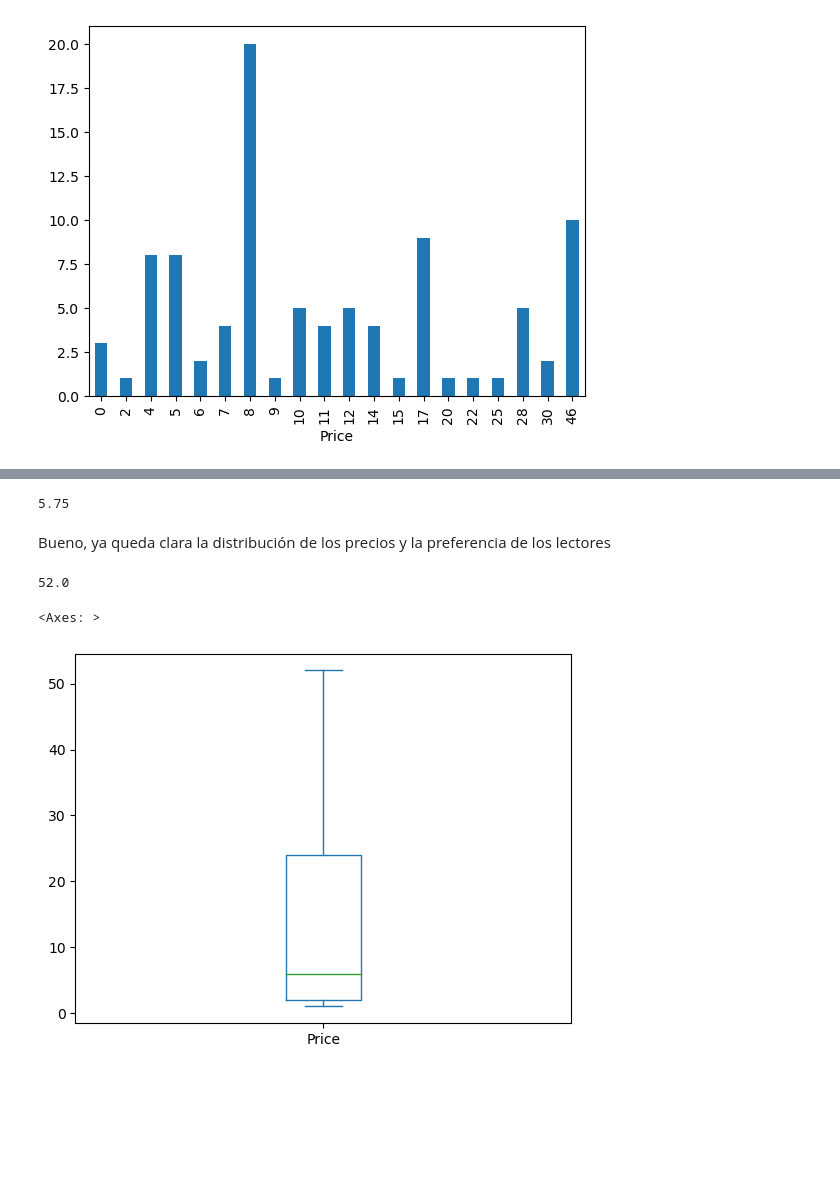
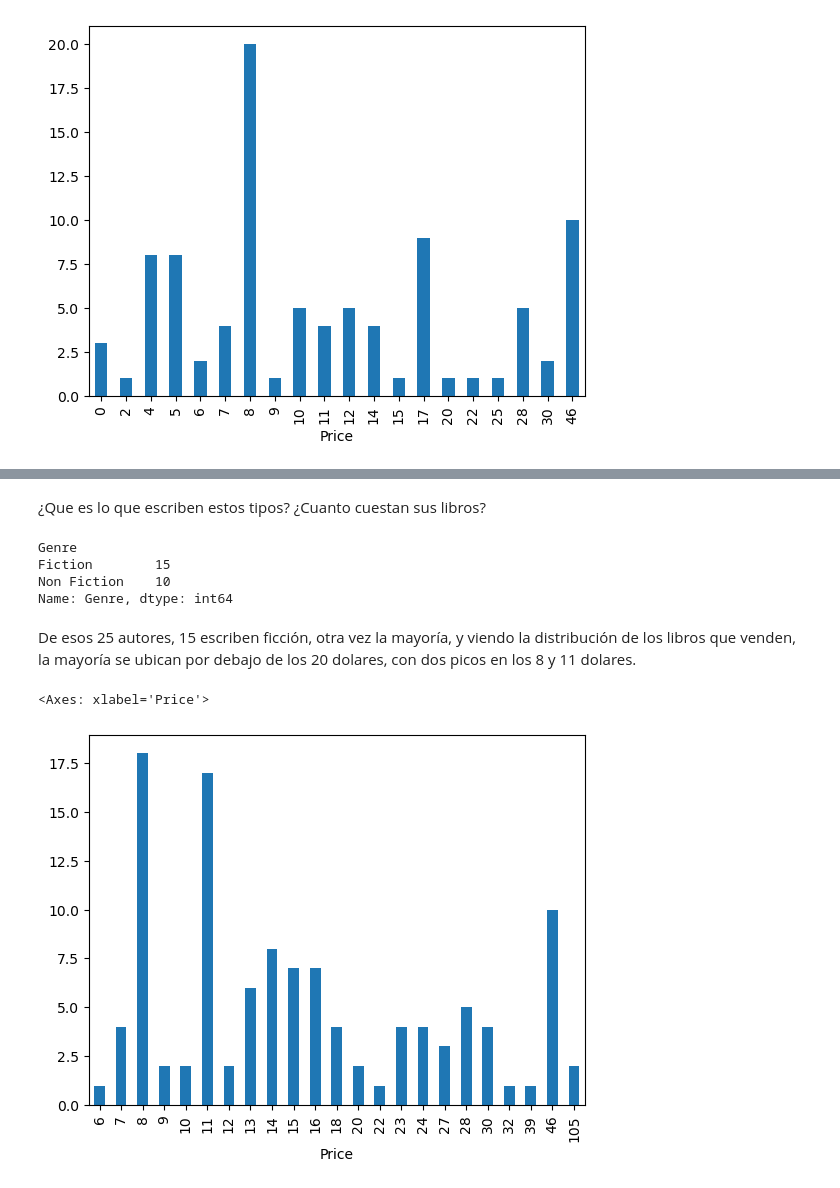
Before and after one commit to laverde-c/Best-Sellers, a Jupyter notebook: Best_sellers.ipynb, the cells around one changed output, grey strips where cells are left out. Cells and saved outputs as stored; diff of their text form; code cells hidden in the pictures; blank space fills up the shorter version.

```diff
--- a/Best_sellers.ipynb
+++ b/Best_sellers.ipynb
@@ -181,18 +214,20 @@ price_b10.plot(kind='box', x='Price', y='price')
-# %%
-np.percentile(price_b10,75)
-# %% [output]
-5.75
-# %% [markdown]
-Bueno, ya queda clara la distribución de los precios y la preferencia de los lectores
-# %%
-price.mean() #13.75
-price.median() # 6
-price.std()
-np.percentile(price,100)
-# %% [output]
-52.0
-# %%
-price.plot(kind='box', x='Price', y='price')
-# %% [output]
-<Axes: >
-[figure, removed]
+# %% [markdown]
+¿Que es lo que escriben estos tipos? ¿Cuanto cuestan sus libros?
+# %%
+ind_pa = profit_author.index #indices
+df_profit = df[df['Author'].isin(ind_pa)] #el df filtrado de acuerdo a lista de autores con más profit
+pro_gnere =df_profit.drop_duplicates(subset='Author') #quedamos con valores unicos para estimar genero
+pro_gnere.groupby('Genre')['Genre'].count() #contamos genero por autor
+# %% [output]
+Genre
+Fiction        15
+Non Fiction    10
+Name: Genre, dtype: int64
+# %% [markdown]
+<p> De esos 25 autores, 15 escriben ficción, otra vez la mayoría, y viendo la distribución de los libros que venden, la mayoría se ubican por debajo de los 20 dolares, con dos picos en los 8 y 11 dolares. </p>
+# %%
+a = df_profit.groupby('Price')['Price'].count()
+a.plot(kind='bar')
+# %% [output]
+<Axes: xlabel='Price'>
+[figure, added]
```
Also changed, not shown: parts of 38 cells of this notebook, 1 other file.
